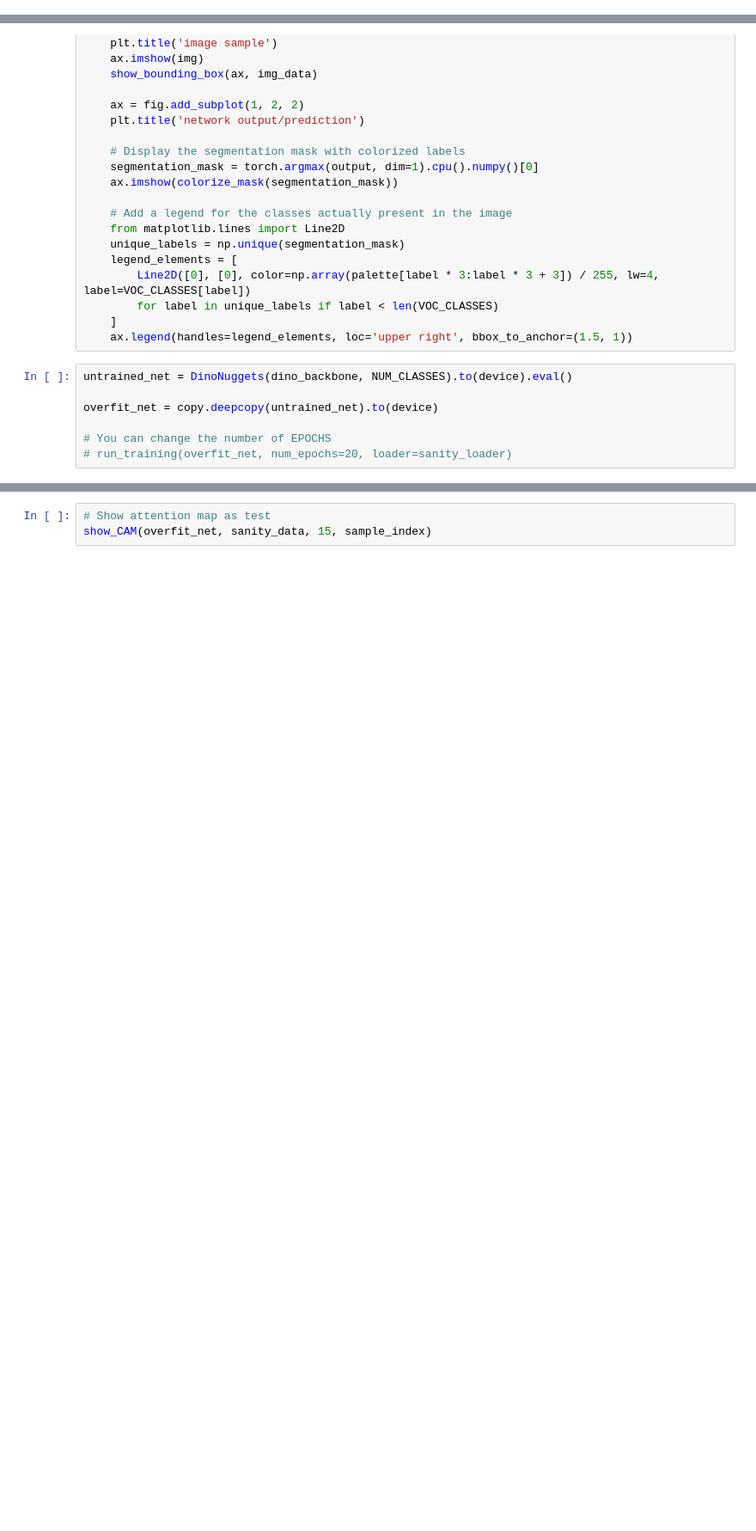
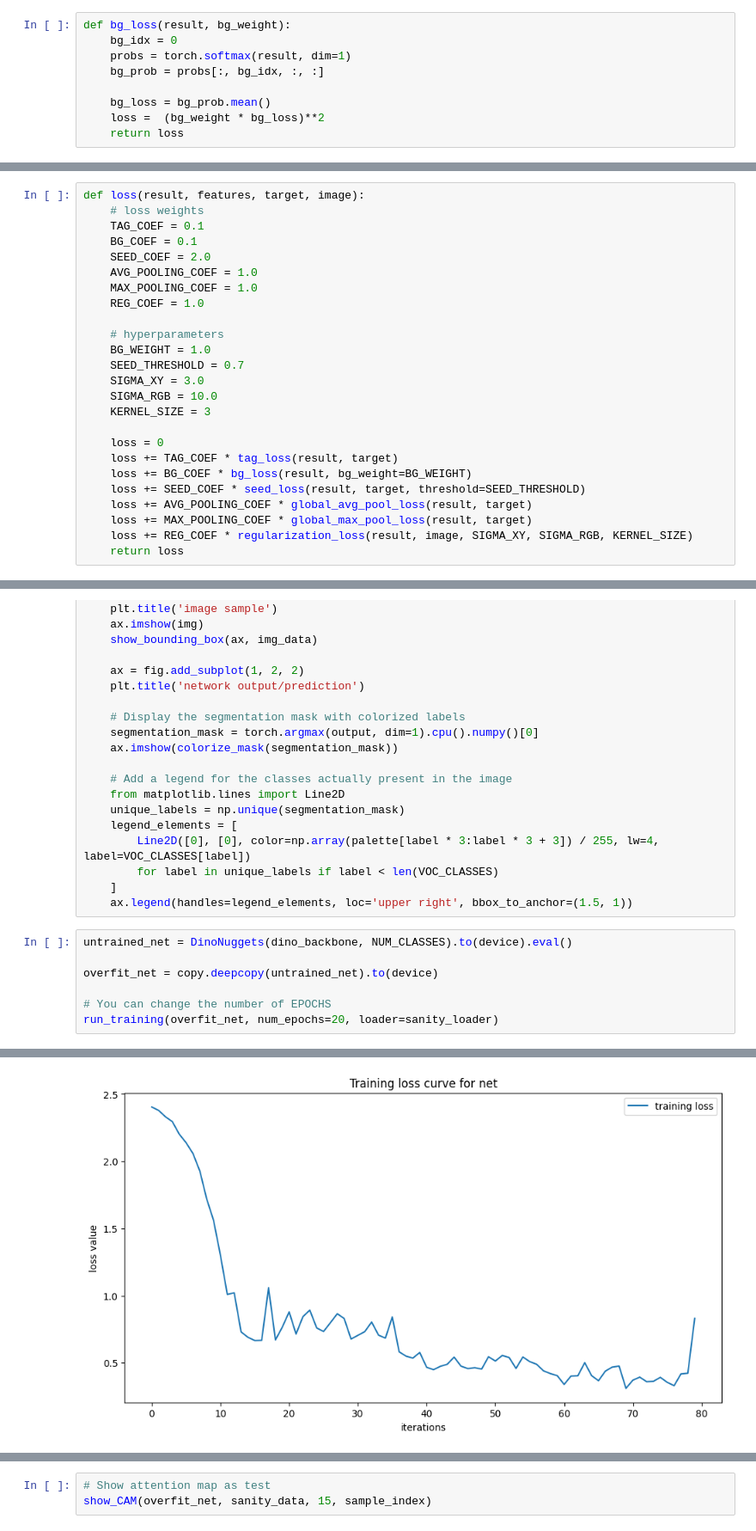
Before and after one commit to tofuuuuuuu/cs484-final-project, a Jupyter notebook: wsss.ipynb, the cells around one changed output, grey strips where cells are left out. Shown at 86% size. Cells and saved outputs as stored; diff of their text form; blank space fills up the shorter version.

```diff
--- a/wsss.ipynb
+++ b/wsss.ipynb
@@ -717,0 +458,9 @@ def loss(result, features, target, image):
+# %%
+def bg_loss(result, bg_weight):
+    bg_idx = 0
+    probs = torch.softmax(result, dim=1)
+    bg_prob = probs[:, bg_idx, :, :]
+
+    bg_loss = bg_prob.mean()
+    loss =  (bg_weight * bg_loss)**2
+    return loss
@@ -718,3 +745,28 @@ def loss(result, features, target, image):
+# %%
+def loss(result, features, target, image):
+    # loss weights
+    TAG_COEF = 0.1
+    BG_COEF = 0.1
+    SEED_COEF = 2.0
+    AVG_POOLING_COEF = 1.0
+    MAX_POOLING_COEF = 1.0
+    REG_COEF = 1.0
+
+    # hyperparameters
+    BG_WEIGHT = 1.0
+    SEED_THRESHOLD = 0.7
+    SIGMA_XY = 3.0
+    SIGMA_RGB = 10.0
+    KERNEL_SIZE = 3
+
+    loss = 0
+    loss += TAG_COEF * tag_loss(result, target)
+    loss += BG_COEF * bg_loss(result, bg_weight=BG_WEIGHT)
+    loss += SEED_COEF * seed_loss(result, target, threshold=SEED_THRESHOLD)
+    loss += AVG_POOLING_COEF * global_avg_pool_loss(result, target)
+    loss += MAX_POOLING_COEF * global_max_pool_loss(result, target)
+    loss += REG_COEF * regularization_loss(result, image, SIGMA_XY, SIGMA_RGB, KERNEL_SIZE)
+    return loss
 # %%
 def get_optimizer(net):
     optimizer = torch.optim.Adam(net.parameters(), lr=0.0001)
@@ -807,4 +859,5 @@ untrained_net = DinoNuggets(dino_backbone, NUM_CLASSES).to(device).eval()
 overfit_net = copy.deepcopy(untrained_net).to(device)
 
 # You can change the number of EPOCHS
-# run_training(overfit_net, num_epochs=20, loader=sanity_loader)
+run_training(overfit_net, num_epochs=20, loader=sanity_loader)
+# %% [output]
@@ -811,3 +881,4 @@ overfit_net = copy.deepcopy(untrained_net).to(device)
+[figure, added]
 # %%
  # Test untrained model on sample image
 sample_index = 4
```
Also changed, not shown: parts of 42 cells of this notebook, 1 other file.
